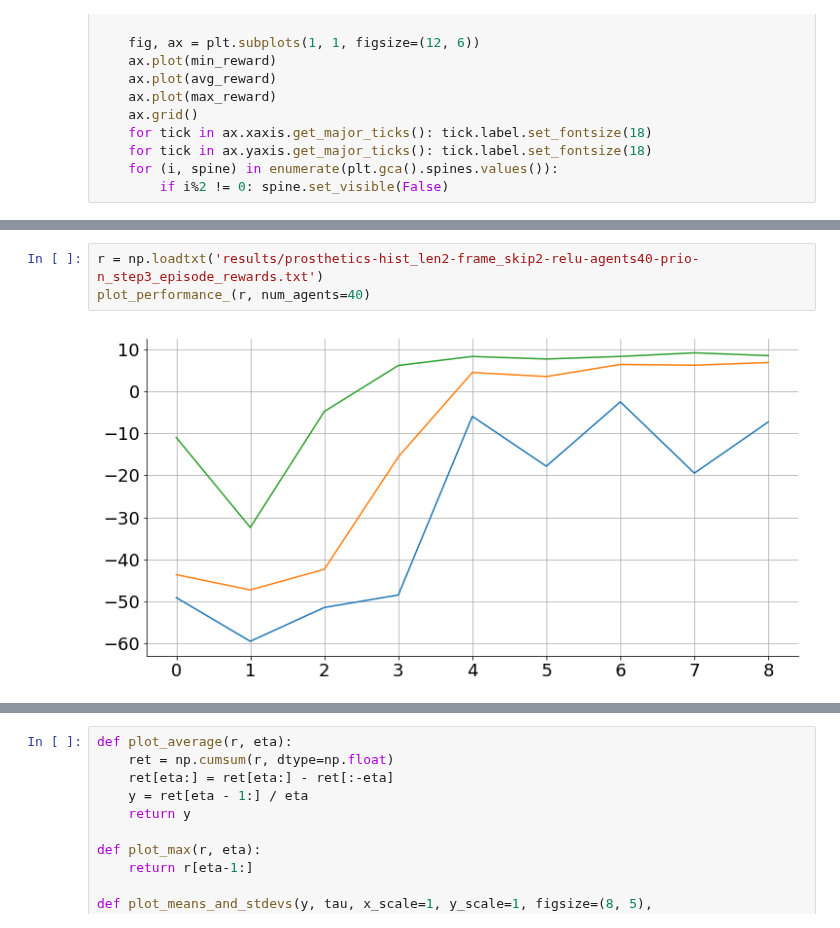
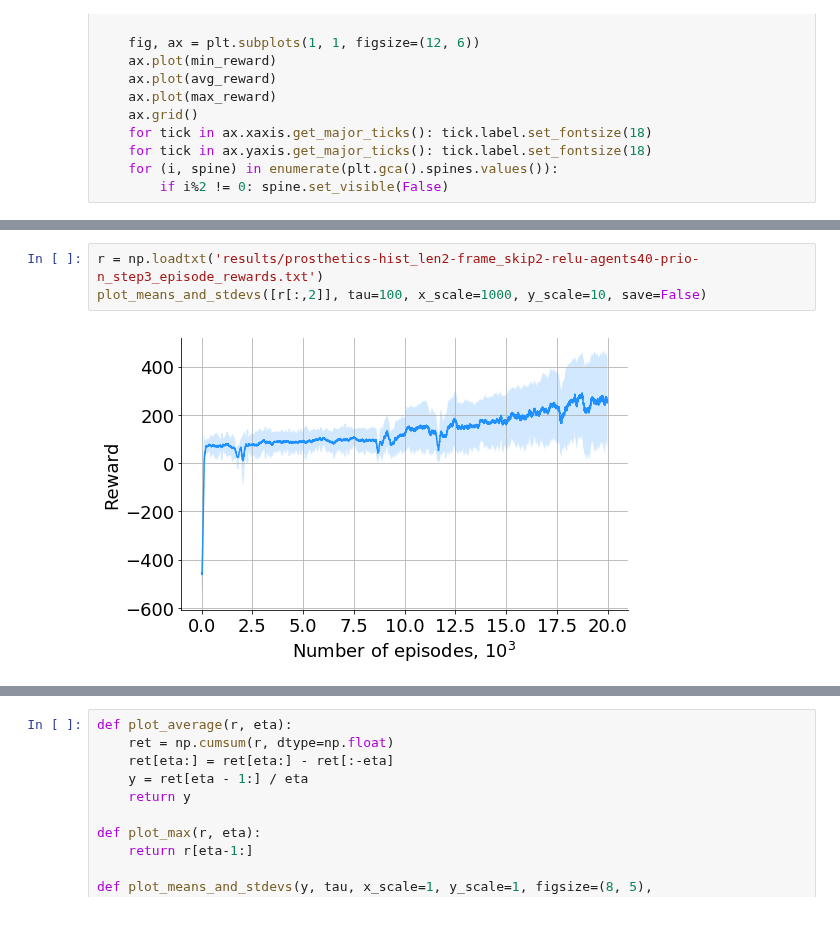
Before and after one commit to parilo/tars-rl, a Jupyter notebook: plot_performance.ipynb, the cells around one changed output, grey strips where cells are left out. Drawn from its saved outputs; the diff is of its cells as text.

```diff
--- a/plot_performance.ipynb
+++ b/plot_performance.ipynb
@@ -69,5 +144,5 @@ def plot_performance(r, num_agents=40):
 # %%
 r = np.loadtxt('results/prosthetics-hist_len2-frame_skip2-relu-agents40-prio-n_step3_episode_rewards.txt')
-plot_performance_(r, num_agents=40)
+plot_means_and_stdevs([r[:,2]], tau=100, x_scale=1000, y_scale=10, save=False)
 # %% [output]
-[figure, old version]
+[figure, new version]
```
Also changed, not shown: parts of 19 cells of this notebook, 1 other file.
